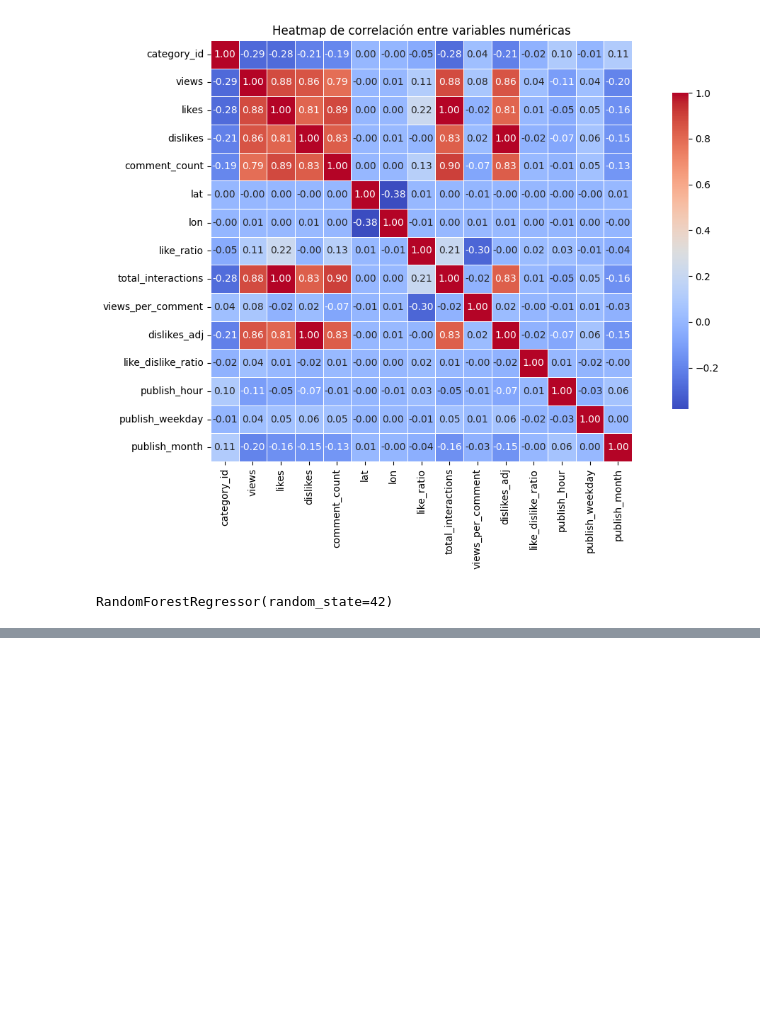
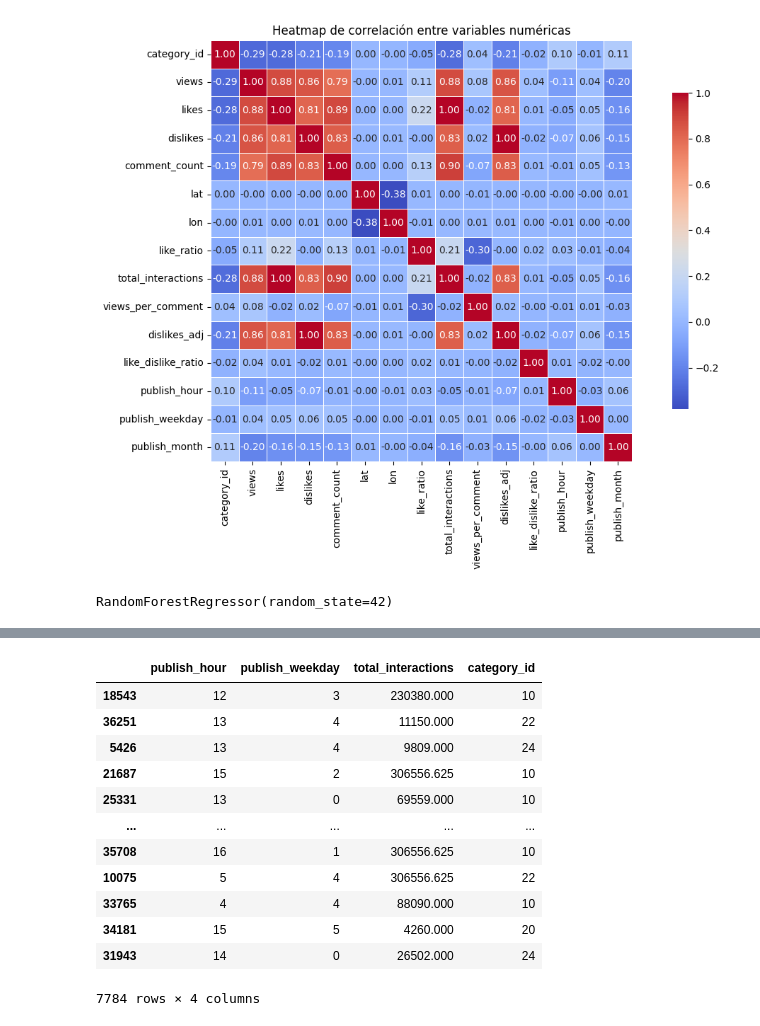
Before and after one commit to rodrigo-g08/FDS-2025-1-259, a Jupyter notebook: regression.ipynb, the cells around one changed output, grey strips where cells are left out. Saved outputs shown, nothing was run; the diff lists cells and outputs as text; code cells hidden in the pictures; blank space fills up the shorter version.

```diff
--- a/regression.ipynb
+++ b/regression.ipynb
@@ -139,0 +159,16 @@ plt.show()
+# %%
+X_test
+# %% [output]
+|  | publish_hour | publish_weekday | total_interactions | category_id |
+| 18543 | 12 | 3 | 230380.000 | 10 |
+| 36251 | 13 | 4 | 11150.000 | 22 |
+| 5426 | 13 | 4 | 9809.000 | 24 |
+| 21687 | 15 | 2 | 306556.625 | 10 |
+| 25331 | 13 | 0 | 69559.000 | 10 |
+| ... | ... | ... | ... | ... |
+| 35708 | 16 | 1 | 306556.625 | 10 |
+| 10075 | 5 | 4 | 306556.625 | 22 |
+| 33765 | 4 | 4 | 88090.000 | 10 |
+| 34181 | 15 | 5 | 4260.000 | 20 |
+| 31943 | 14 | 0 | 26502.000 | 24 |
+7784 rows × 4 columns
```
Also changed, not shown: parts of 12 cells of this notebook.
